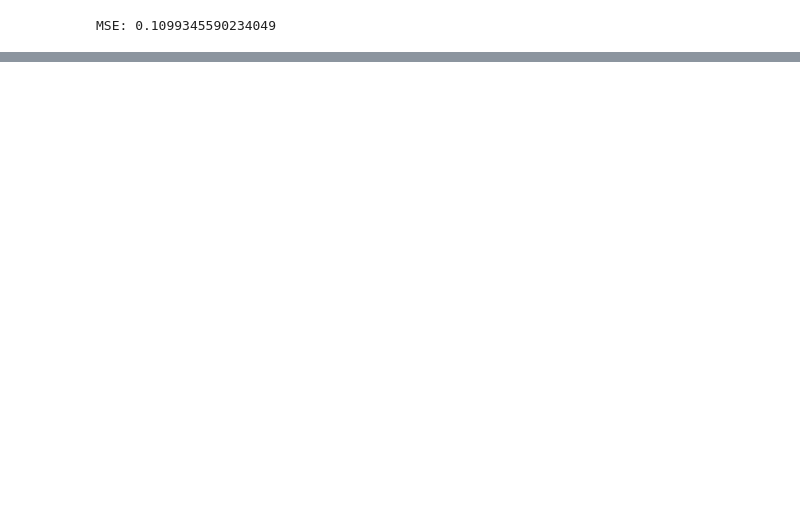
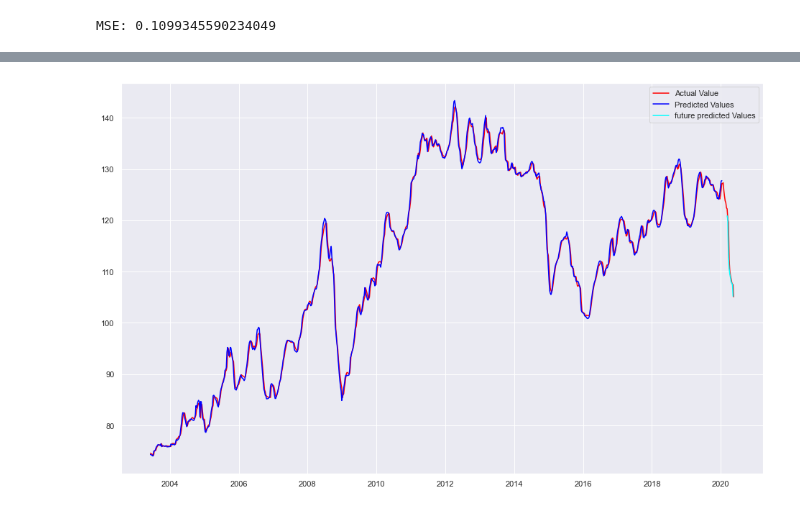
Before and after one commit to NyanoNyan/Portfolio, a Jupyter notebook: 1) EDA and Forecasting/Clean_LSTM_Forecasting_weekly_road_fuel.ipynb, the cells around one changed output, grey strips where cells are left out. Cells and saved outputs as stored; diff of their text form; code cells hidden in the pictures; blank space fills up the shorter version.

```diff
--- a/1) EDA and Forecasting/Clean_LSTM_Forecasting_weekly_road_fuel.ipynb
+++ b/1) EDA and Forecasting/Clean_LSTM_Forecasting_weekly_road_fuel.ipynb
@@ -578,0 +627,11 @@ MSE: 0.1099345590234049
+# %%
+all_df = pd.concat([shifted_return3, shifted_return,shifted_return2])
+#all_df = all_df.reset_index().drop(columns='index')
+# %%
+plt.plot(petrol_data, label='Actual Value', color='red')
+plt.plot(all_df[:-11], label='Predicted Values', color='blue')
+plt.plot(all_df[-11:], label='future predicted Values', color = 'cyan')
+plt.legend()
+plt.show()
+# %% [output]
+[figure, added]
```
Also changed, not shown: parts of 15 cells of this notebook.
